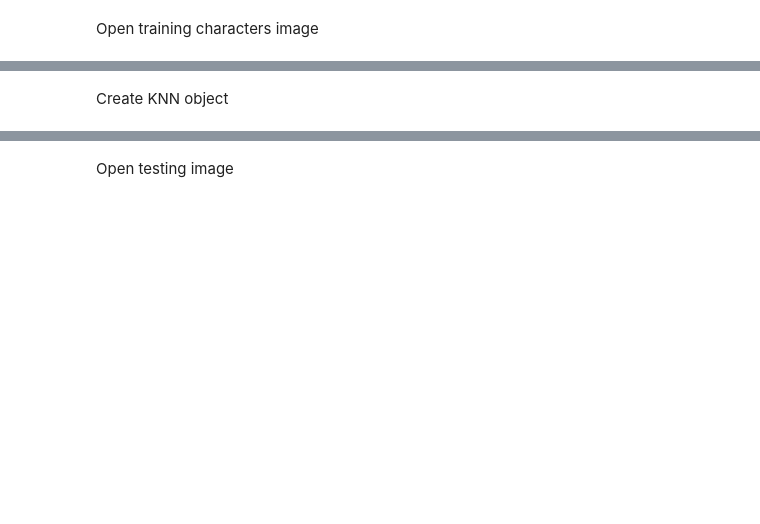
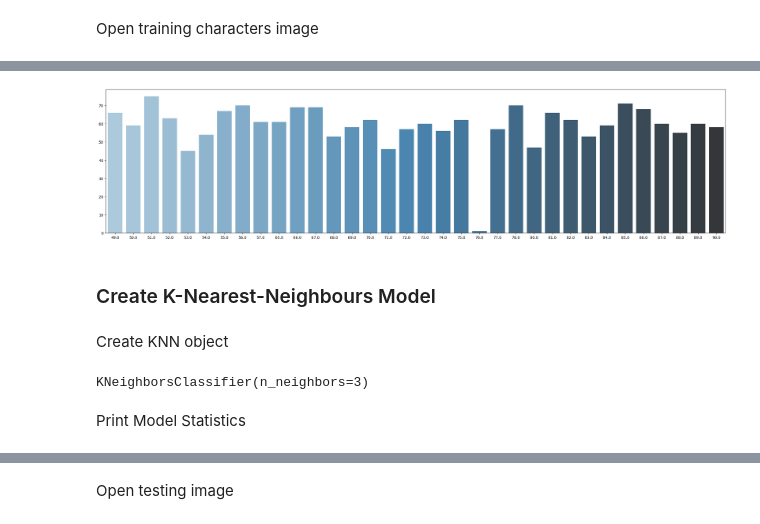
Before and after one commit to krohitk17/optical-character-recognition, a Jupyter notebook: ocr.ipynb, the cells around one changed output, grey strips where cells are left out. Cells and saved outputs as stored; diff of their text form; code cells hidden in the pictures; blank space fills up the shorter version.

```diff
--- a/ocr.ipynb
+++ b/ocr.ipynb
@@ -263,0 +144,4 @@ npaClassifications = npaClassifications.reshape((npaClassifications.size, 1))
+# %%
+plot_test = np.unique(y_test, return_counts=True)       # count the number of times each class occurs in testing set
+for i in range(len(plot_test[0])):
+    print(chr(int(plot_test[0][i])), plot_test[1][i])   # print the character and its count
@@ -264,2 +166,10 @@ npaClassifications = npaClassifications.reshape((npaClassifications.size, 1))
+# %%
+plt.figure(figsize = (30, 7))                                       # set the size of the plot
+sns.barplot(x = plot_test[0], y = plot_test[1], palette='Blues_d')  # plot the graph
+plt.show()                                                          # show the graph
+# %% [output]
+[figure, added]
+# %% [markdown]
+### Create K-Nearest-Neighbours Model
 # %% [markdown]
 Create KNN object
@@ -268,0 +176,7 @@ kNearest.train(npaFlattenedImages, cv2.ml.ROW_SAMPLE, npaClassifications)
+# %%
+kNearest = KNeighborsClassifier(n_neighbors = 3)    # create the KNN classifier
+kNearest.fit(X_train, y_train)                      # train the model
+# %% [output]
+KNeighborsClassifier(n_neighbors=3)
+# %% [markdown]
+Print Model Statistics
```
Also changed, not shown: parts of 76 cells of this notebook, 6 other files.
